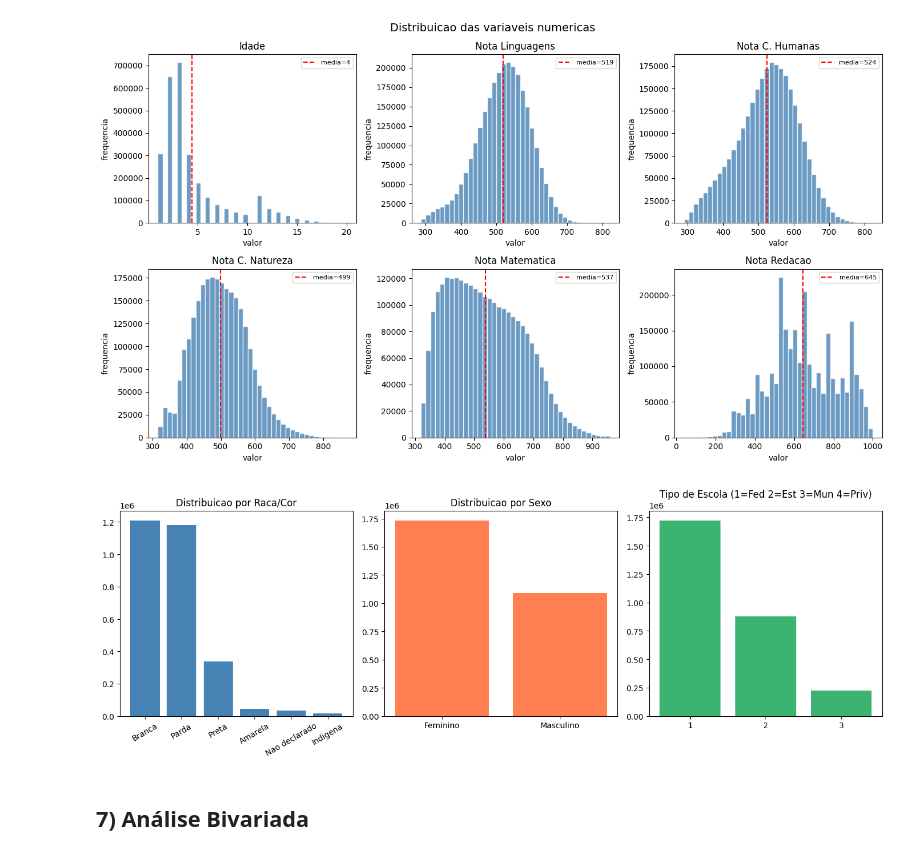
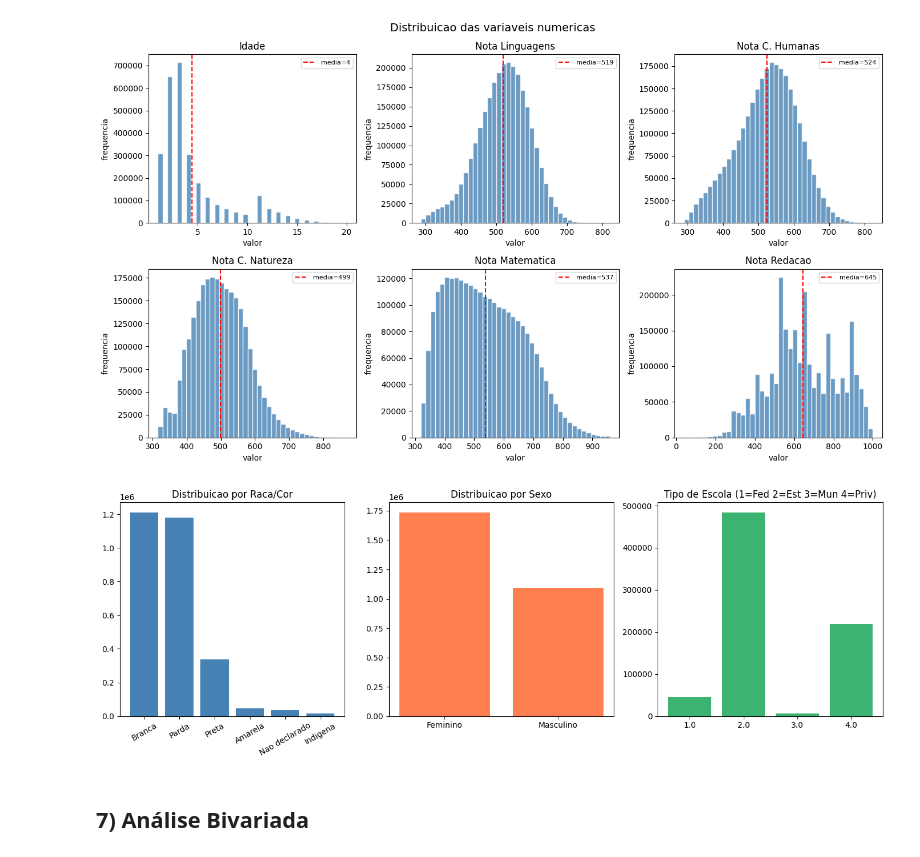
Before and after one commit to PedroBorges0/enem-abstencao-ds, a Jupyter notebook: notebooks/etapa3_eda_sql.ipynb, the cells around one changed output. Saved outputs shown, nothing was run; the diff lists cells and outputs as text; code cells hidden in the pictures.

```diff
--- a/notebooks/etapa3_eda_sql.ipynb
+++ b/notebooks/etapa3_eda_sql.ipynb
@@ -433,28 +433,28 @@ plt.show()
 # %%
 # VARIAVEIS CATEGORICAS
 fig, axes = plt.subplots(1, 3, figsize=(14, 5))
 
 # raca/cor
 raca_counts = df_tidy['DS_COR_RACA'].value_counts()
 axes[0].bar(raca_counts.index, raca_counts.values, color='steelblue')
 axes[0].set_title('Distribuicao por Raca/Cor')
 axes[0].tick_params(axis='x', rotation=30)
 
 # sexo
 sexo_counts = df_tidy['DS_SEXO'].value_counts()
 axes[1].bar(sexo_counts.index, sexo_counts.values, color='coral')
 axes[1].set_title('Distribuicao por Sexo')
 
-# tipo de escola
-escola_counts = df_tidy['TP_ESCOLA'].value_counts()
+# tipo de escola (dependencia administrativa)
+escola_counts = df_tidy['TP_DEPENDENCIA_ADM_ESC'].value_counts().sort_index()
 axes[2].bar(escola_counts.index.astype(str), escola_counts.values, color='mediumseagreen')
 axes[2].set_title('Tipo de Escola (1=Fed 2=Est 3=Mun 4=Priv)')
 
 plt.tight_layout()
 plt.savefig('reports/figures/univariada_categoricas.png', dpi=120)
 plt.show()
 # %% [output]
-[figure, old version]
+[figure, new version]
 # %% [markdown]
 ## 7) Análise Bivariada
 # %%
```
Also changed, not shown: parts of 1 cell of this notebook, 5 other files.
